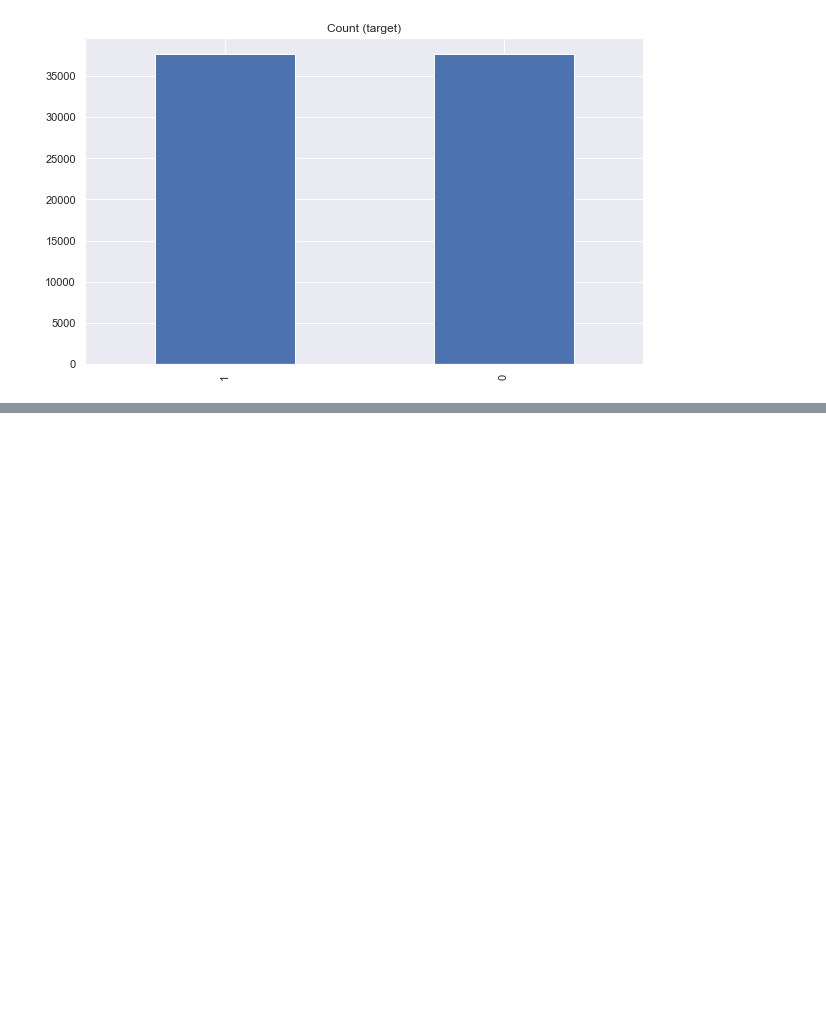
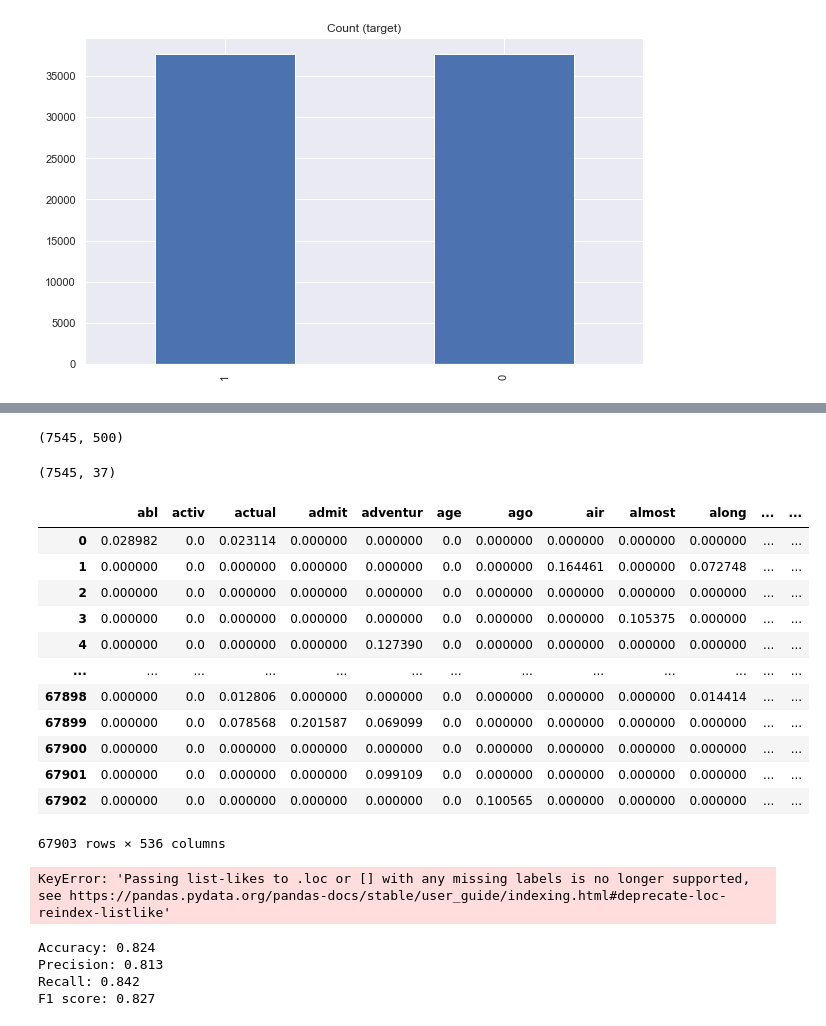
Before and after one commit to shwetasharmaeco/dating_app_predictions, a Jupyter notebook: feature_selection.ipynb, the cells around one changed output, grey strips where cells are left out. Cells and saved outputs as stored; diff of their text form; code cells hidden in the pictures; blank space fills up the shorter version.

```diff
--- a/feature_selection.ipynb
+++ b/feature_selection.ipynb
@@ -378,0 +331,2 @@ generate_model_report(y_rf_over_test, y_rf_over_preds)
+# %%
+document_tfidf_matrix_test =  tfidf.transform(X_rf_over_test.essay.values.astype('U'))
@@ -378,0 +351,41 @@ generate_model_report(y_rf_over_test, y_rf_over_preds)
+# %%
+data_dtm_test = pd.DataFrame(document_tfidf_matrix_test.toarray(), columns=tfidf.get_feature_names())
+# %%
+data_dtm_test.shape
+# %% [output]
+(7545, 500)
+# %%
+X_rf_over_test.shape
+# %% [output]
+(7545, 37)
+# %%
+data_dtm.reset_index(drop=True, inplace=True)
+X_rf_over_train.reset_index(drop=True, inplace=True)
+
+
+
+df_nlp = pd.concat([data_dtm, X_rf_over_train], axis=1)
+# %%
+data_dtm_test.reset_index(drop=True, inplace=True)
+X_rf_over_test.reset_index(drop=True, inplace=True)
+
+
+
+df_nlp_test = pd.concat([data_dtm_test, X_rf_over_test], axis=1)
+# %%
+df_nlp_test.drop("essay", axis=1)
+df_nlp.drop("essay", axis=1)
+# %% [output]
+|  | abl | activ | actual | admit | adventur | age | ago | air | almost | along | ... | ... |
+| 0 | 0.028982 | 0.0 | 0.023114 | 0.000000 | 0.000000 | 0.0 | 0.000000 | 0.000000 | 0.000000 | 0.000000 | ... | ... |
+| 1 | 0.000000 | 0.0 | 0.000000 | 0.000000 | 0.000000 | 0.0 | 0.000000 | 0.164461 | 0.000000 | 0.072748 | ... | ... |
+| 2 | 0.000000 | 0.0 | 0.000000 | 0.000000 | 0.000000 | 0.0 | 0.000000 | 0.000000 | 0.000000 | 0.000000 | ... | ... |
+| 3 | 0.000000 | 0.0 | 0.000000 | 0.000000 | 0.000000 | 0.0 | 0.000000 | 0.000000 | 0.105375 | 0.000000 | ... | ... |
+| 4 | 0.000000 | 0.0 | 0.000000 | 0.000000 | 0.127390 | 0.0 | 0.000000 | 0.000000 | 0.000000 | 0.000000 | ... | ... |
+| ... | ... | ... | ... | ... | ... | ... | ... | ... | ... | ... | ... | ... |
+| 67898 | 0.000000 | 0.0 | 0.012806 | 0.000000 | 0.000000 | 0.0 | 0.000000 | 0.000000 | 0.000000 | 0.014414 | ... | ... |
+| 67899 | 0.000000 | 0.0 | 0.078568 | 0.201587 | 0.069099 | 0.0 | 0.000000 | 0.000000 | 0.000000 | 0.000000 | ... | ... |
+| 67900 | 0.000000 | 0.0 | 0.000000 | 0.000000 | 0.000000 | 0.0 | 0.000000 | 0.000000 | 0.000000 | 0.000000 | ... | ... |
+| 67901 | 0.000000 | 0.0 | 0.000000 | 0.000000 | 0.099109 | 0.0 | 0.000000 | 0.000000 | 0.000000 | 0.000000 | ... | ... |
+| 67902 | 0.000000 | 0.0 | 0.000000 | 0.000000 | 0.000000 | 0.0 | 0.100565 | 0.000000 | 0.000000 | 0.000000 | ... | ... |
+67903 rows × 536 columns
@@ -379,3 +394,26 @@ generate_model_report(y_rf_over_test, y_rf_over_preds)
+# %%
+estimators = [LogisticRegression(max_iter=1000), RandomForestClassifier(), GradientBoostingClassifier()]
+for estimator in estimators:
+    run_model(estimator, df_nlp.values, y_rf_over_train)
+
+plt.ylabel('Accuracy', fontsize=20)
+plt.xlabel('# of Folds', fontsize=20)
+plt.legend()
+# %% [output]
+KeyError: 'Passing list-likes to .loc or [] with any missing labels is no longer supported, see https://pandas.pydata.org/pandas-docs/stable/user_guide/indexing.html#deprecate-loc-reindex-listlike'
+# %%
+def generate_model_report(y_actual, y_predicted):
+    print('Accuracy: %.3f' % accuracy_score(y_actual, y_predicted))
+    print('Precision: %.3f' % precision_score(y_actual, y_predicted))
+    print( 'Recall: %.3f' % recall_score(y_actual, y_predicted))
+    print('F1 score: %.3f' % f1_score(y_actual, y_predicted))
+
+generate_model_report(y_rf_over_test, y_rf_over_preds)
+# %% [output]
+Accuracy: 0.824
+Precision: 0.813
+Recall: 0.842
+F1 score: 0.827
 # %%
 y_final_preds = model.predict(X_rf_test)
 generate_model_report(y_rf_test, y_final_preds)
```
Also changed, not shown: parts of 38 cells of this notebook, 1 other file.
